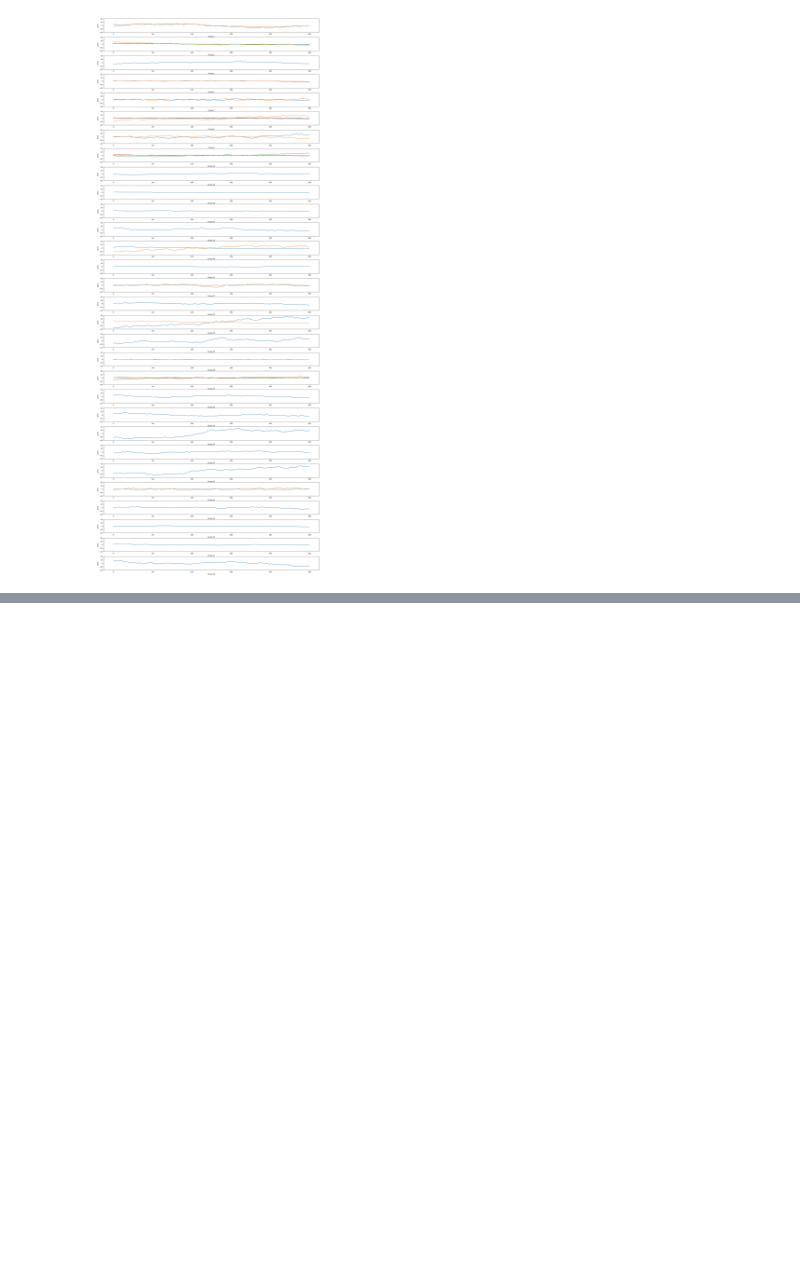
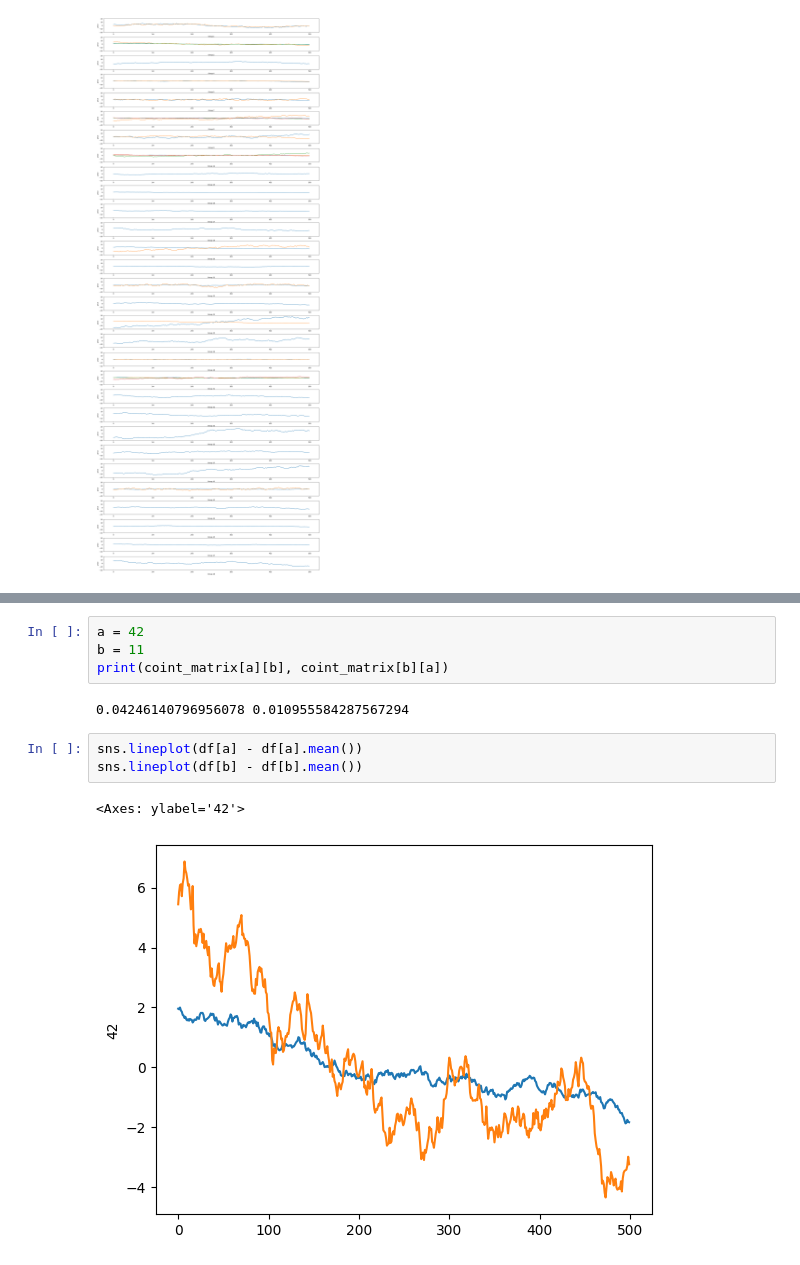
Before and after one commit to Troppydash/algothon, a Jupyter notebook: da/khang_data_analysis.ipynb, the cells around one changed output, grey strips where cells are left out. Saved outputs shown, nothing was run; the diff lists cells and outputs as text; blank space fills up the shorter version.

```diff
--- a/da/khang_data_analysis.ipynb
+++ b/da/khang_data_analysis.ipynb
@@ -151 +179,13 @@ for i in range(len(reps)):
+# %%
+a = 42
+b = 11
+print(coint_matrix[a][b], coint_matrix[b][a])
+# %% [output]
+0.04246140796956078 0.010955584287567294
+# %%
+sns.lineplot(df[a] - df[a].mean())
+sns.lineplot(df[b] - df[b].mean())
+# %% [output]
+<Axes: ylabel='42'>
+[figure, added]
 # %%
```
Also changed, not shown: parts of 7 cells of this notebook, 4 other files.
